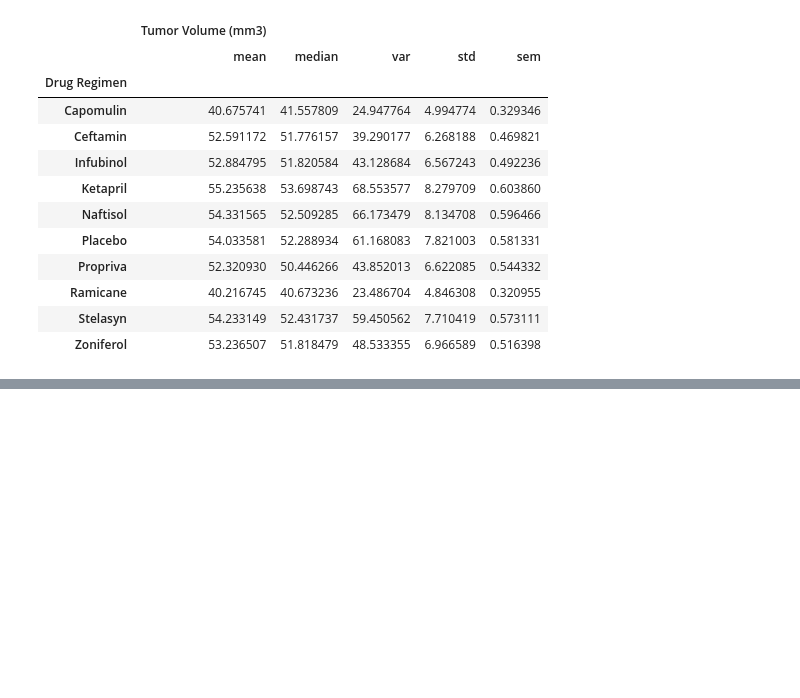
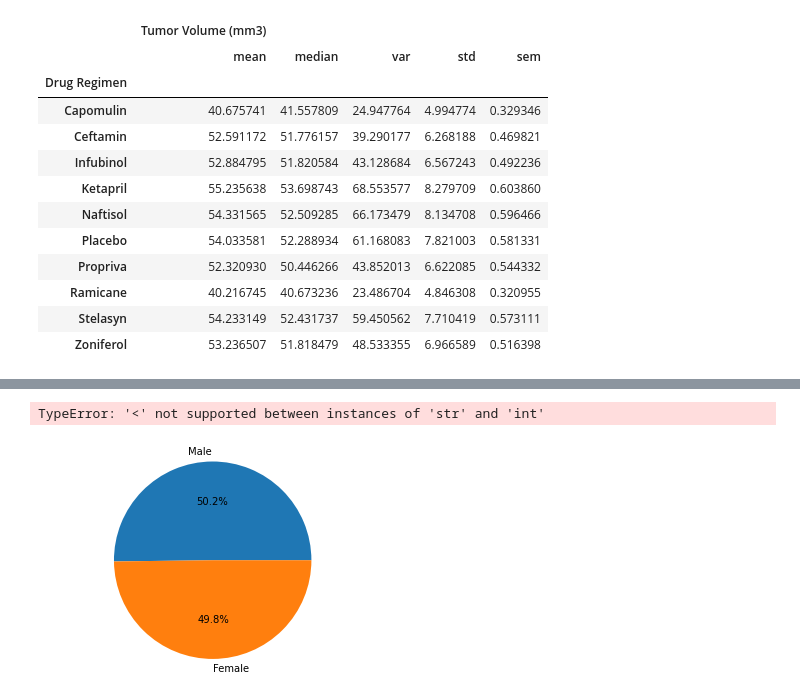
Before and after one commit to ennegineer/05-matplotlibHW, a Jupyter notebook: Statistics.ipynb, the cells around one changed output, grey strips where cells are left out. Saved outputs shown, nothing was run; the diff lists cells and outputs as text; code cells hidden in the pictures; blank space fills up the shorter version.

```diff
--- a/Statistics.ipynb
+++ b/Statistics.ipynb
@@ -140,0 +175,17 @@ tumorAggData
+# %%
+# Generate a pie plot showing the distribution of female versus male mice using pandas
+# mouseGender = data_results.groupby(['Mouse ID','Sex'])
+mouseGender = data_results.drop_duplicates(subset="Mouse ID")
+genderPie = mouseGender.plot(kind="pie", y='Sex', title=("Gender distribution of Mice"))
+# genderPie.set_ylabel("Sex")
+# %% [output]
+TypeError: '<' not supported between instances of 'str' and 'int'
+# %%
+# Generate a pie plot showing the distribution of female versus male mice using pyplot
+labels = ['Male', 'Female']
+plt.pie(mouseGender['Sex'].value_counts(), labels=labels, autopct="%1.1f%%")
+# plt.set_ylabel("Sex")
+plt.axis("equal")
+plt.show()
+# %% [output]
+[figure, added]
```
Also changed, not shown: parts of 4 cells of this notebook.
